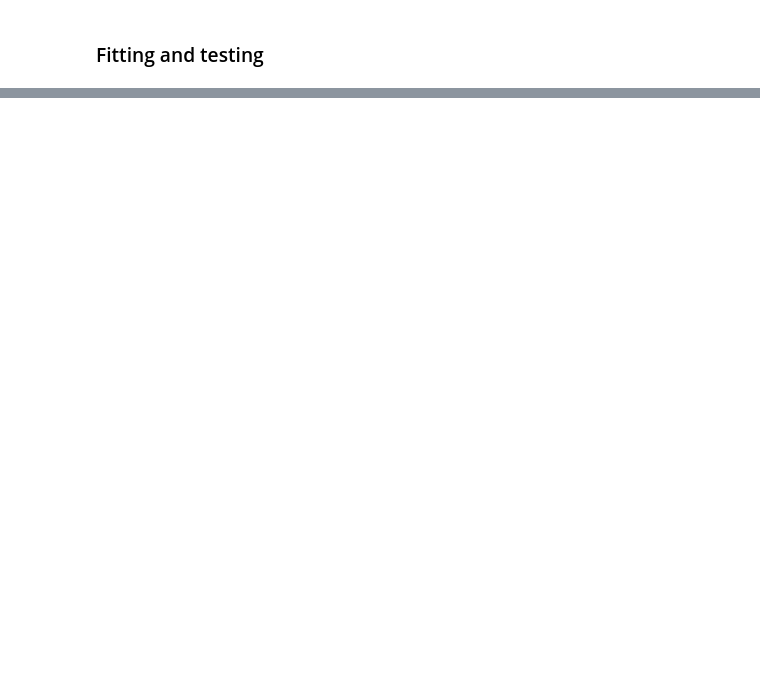
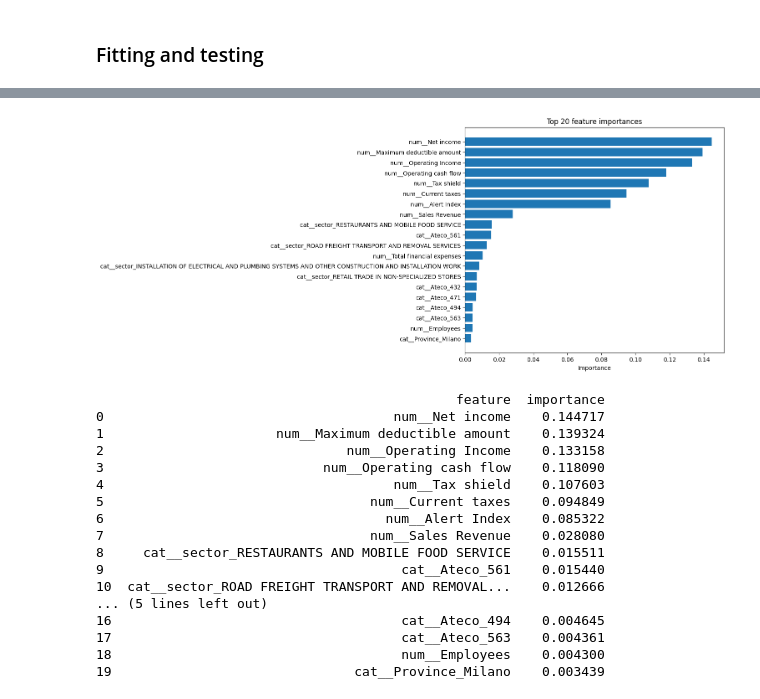
Before and after one commit to Teolul/Data_Challenge_IFCS_2026, a Jupyter notebook: supervised.ipynb, the cells around one changed output, grey strips where cells are left out. Cells and saved outputs as stored; diff of their text form; code cells hidden in the pictures; blank space fills up the shorter version.

```diff
--- a/supervised.ipynb
+++ b/supervised.ipynb
@@ -64,7 +72,7 @@ def dataset_overview(df: pd.DataFrame) -> None:
     print("\nMemory usage:")
     print(f"{df.memory_usage(deep=True).sum()/1024**2:.2f} MB")
 # %%
-df = load_data("data.csv")
+df = load_data("train.csv")
 dataset_overview(df)
 # %% [output]
 ============================================================
@@ -129,10 +150,16 @@ def train_model(X_train, y_train, num_cols, cat_cols, classifier):
 
     return model
 # %%
-target = "target" # name of the target column in dataset
-X_train, X_test, y_train, y_test, num_cols, cat_cols = prepare_data(df, target)
+target = "Financial distress" # name of the target column in dataset
+X_train, X_val, y_train, y_val, num_cols, cat_cols = prepare_data(df, target)
 # %%
-model = train_model(X_train, y_train, num_cols, cat_cols, LogisticRegression(max_iter=1000, class_weight="balanced", random_state=42))
-model = train_model(X_train, y_train, num_cols, cat_cols, RandomForestClassifier(random_state=42))
-model = train_model(X_train, y_train, num_cols, cat_cols, HistGradientBoostingClassifier(random_state=42))
+model = train_model(X_train, y_train, num_cols, cat_cols, RandomForestClassifier(
+    n_estimators=300,        # more trees = more stable predictions, cheap on this data size
+    max_depth=5,            # caps overfitting; unconstrained trees will memorize on 14k rows
+    min_samples_leaf=5,      # prevents leaves fit to single companies/outliers
+    max_features="sqrt",     # standard for classification, works fine with your one-hot columns
+    class_weight={False: 1, True: 4}, # addresses the 89/11 imbalance without resampling
+    random_state=42,
+    n_jobs=-1,               # trains faster, all cores
+))
 # %%
@@ -165,0 +209,45 @@ Confusion matrix
+# %%
+def plot_feature_importances(model, top_n=20):
+    """Plot and rank feature importances from a fitted pipeline."""
+
+    feature_names = model.named_steps["preprocessing"].get_feature_names_out()
+    importances = model.named_steps["classifier"].feature_importances_
+
+    importance_df = (
+        pd.DataFrame({"feature": feature_names, "importance": importances})
+        .sort_values("importance", ascending=False)
+        .reset_index(drop=True)
+    )
+
+    top = importance_df.head(top_n)
+
+    plt.figure(figsize=(8, top_n * 0.35))
+    plt.barh(top["feature"][::-1], top["importance"][::-1])
+    plt.xlabel("Importance")
+    plt.title(f"Top {top_n} feature importances")
+    plt.tight_layout()
+    plt.show()
+
+    return importance_df
+
+importance_df = plot_feature_importances(model, top_n=20)
+print(importance_df.head(20))
+# %% [output]
+[figure, added]
+                                              feature  importance
+0                                     num__Net income    0.144717
+1                      num__Maximum deductible amount    0.139324
+2                               num__Operating Income    0.133158
+3                            num__Operating cash flow    0.118090
+4                                     num__Tax shield    0.107603
+5                                  num__Current taxes    0.094849
+6                                    num__Alert Index    0.085322
+7                                  num__Sales Revenue    0.028080
+8     cat__sector_RESTAURANTS AND MOBILE FOOD SERVICE    0.015511
+9                                      cat__Ateco_561    0.015440
+10  cat__sector_ROAD FREIGHT TRANSPORT AND REMOVAL...    0.012666
+... (5 lines left out)
+16                                     cat__Ateco_494    0.004645
+17                                     cat__Ateco_563    0.004361
+18                                     num__Employees    0.004300
+19                               cat__Province_Milano    0.003439
```
Also changed, not shown: parts of 6 cells of this notebook, 2 other files.
